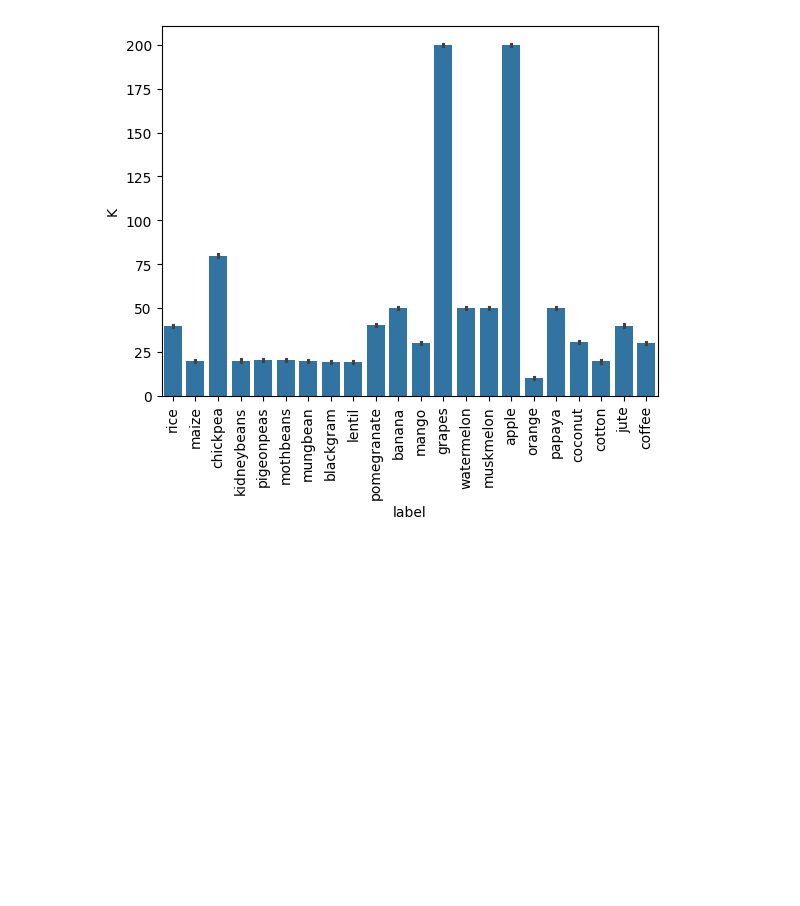
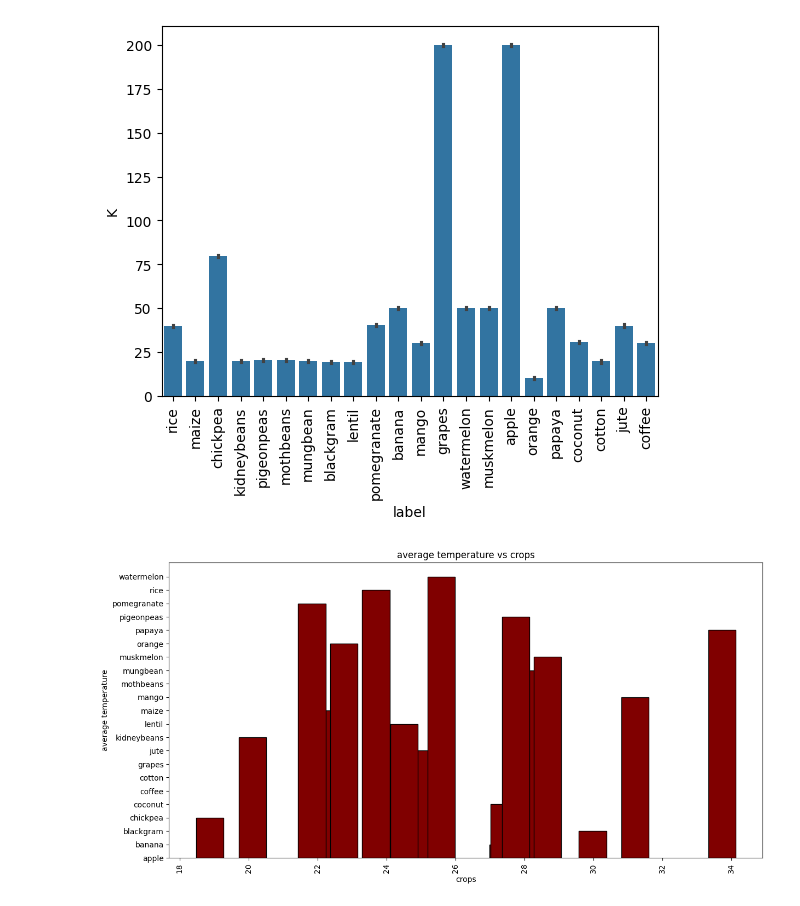
Before and after one commit to vanshika705/UnsupervisedLearningProject, a Jupyter notebook: project.ipynb, the cells around one changed output. Cells and saved outputs as stored; diff of their text form; code cells hidden in the pictures; blank space fills up the shorter version.

```diff
--- a/project.ipynb
+++ b/project.ipynb
@@ -281,3 +281,13 @@ plt.xticks(rotation=90)
 plt.show()
 # %% [output]
 [figure]
+# %%
+plt.figure(figsize=(14,7))
+plt.bar(mean_crop_temp,crops,ec='k',color='maroon')
+plt.xlabel('crops')
+plt.ylabel('average temperature')
+plt.title("average temperature vs crops")
+plt.xticks(rotation=90)
+plt.show()
+# %% [output]
+[figure, added]
```
Also changed, not shown: parts of 25 cells of this notebook.
